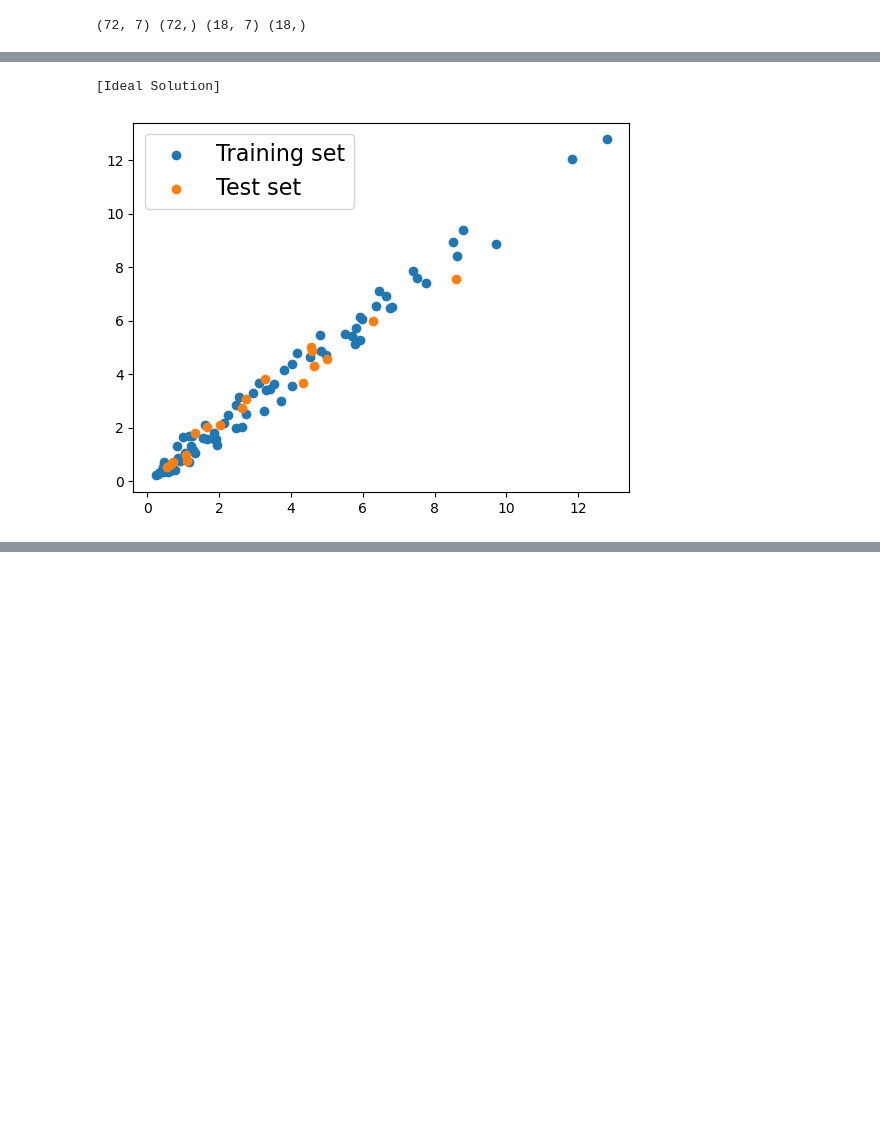
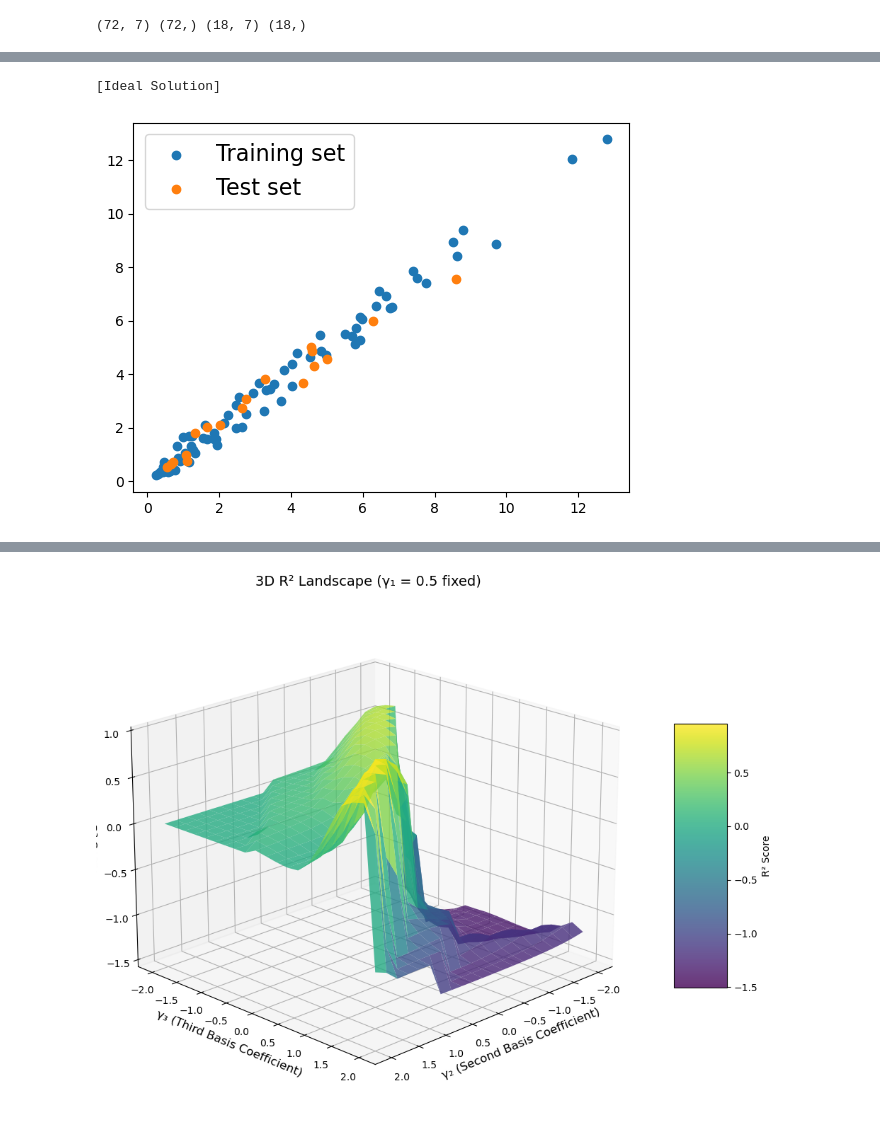
Before and after one commit to xiaoyuxie-vico/PyDimension, a Jupyter notebook: scaling_law/grid_search.ipynb, the cells around one changed output, grey strips where cells are left out. Saved outputs shown, nothing was run; the diff lists cells and outputs as text; code cells hidden in the pictures; blank space fills up the shorter version.

Commit message:
update plot function

```diff
--- a/scaling_law/grid_search.ipynb
+++ b/scaling_law/grid_search.ipynb
@@ -278,4 +300,80 @@ class DimensionlessLearning(object):
 # %%
+def plot_r2_landscape_3d(r2_landscape, n_grids):
+    '''
+    Plot 3D landscape of R2 scores
+
+    Args:
+        r2_landscape [dict]: landscape data from fit_grid_search
+        n_grids [int]: number of grid points per dimension
+    '''
+    from mpl_toolkits.mplot3d import Axes3D
+
+    # Convert to numpy arrays
+    gamma2 = np.array(r2_landscape['gamma2_values'])
+    gamma3 = np.array(r2_landscape['gamma3_values'])
+    r2_scores = np.array(r2_landscape['r2_scores'])
+    valid_points = np.array(r2_landscape['valid_points'])
+
+    # Reshape to grid format
+    gamma2_grid = gamma2.reshape(n_grids, n_grids)
+    gamma3_grid = gamma3.reshape(n_grids, n_grids)
+    r2_grid = r2_scores.reshape(n_grids, n_grids)
+    valid_grid = valid_points.reshape(n_grids, n_grids)
+
+    # Create 3D plot
+    fig = plt.figure(figsize=(12, 8))
+    ax = fig.add_subplot(111, projection='3d')
+
+    # Plot surface
+    surf = ax.plot_surface(gamma2_grid, gamma3_grid, r2_grid,
+                          cmap='viridis', alpha=0.8, linewidth=0, antialiased=True)
+
+    # Add colorbar
+    fig.colorbar(surf, shrink=0.5, aspect=5, label='R² Score')
+
+    # Set labels and title
+    ax.set_xlabel('γ₂ (Second Basis Coefficient)', fontsize=12)
+    ax.set_ylabel('γ₃ (Third Basis Coefficient)', fontsize=12)
+    ax.set_zlabel('R² Score', fontsize=12)
+    ax.set_title('3D R² Landscape (γ₁ = 0.5 fixed)', fontsize=14)
+
+    # Set viewing angle
+    ax.view_init(elev=20, azim=45)
+
+    plt.tight_layout()
+    plt.show()
+
+    # Also create a 2D heatmap for better visibility
+    fig, ax = plt.subplots(figsize=(10, 8))
+
+    # Create heatmap
+    im = ax.imshow(r2_grid, cmap='viridis', aspect='auto', origin='lower',
+                   extent=[gamma2.min(), gamma2.max(), gamma3.min(), gamma3.max()])
+
+    # Add colorbar
+    cbar = fig.colorbar(im, ax=ax, label='R² Score')
+
+    # Set labels and title
+    ax.set_xlabel('γ₂ (Second Basis Coefficient)', fontsize=12)
+    ax.set_ylabel('γ₃ (Third Basis Coefficient)', fontsize=12)
+    ax.set_title('2D R² Heatmap (γ₁ = 0.5 fixed)', fontsize=14)
+
+    # Add contour lines
+    contour = ax.contour(gamma2_grid, gamma3_grid, r2_grid, levels=10, colors='white', alpha=0.6, linewidths=0.5)
+    ax.clabel(contour, inline=True, fontsize=8, fmt='%.3f')
+
+    plt.tight_layout()
+    plt.show()
+
+    # Print statistics
+    print(f'[Landscape Analysis]')
+    print(f'R² range: [{r2_scores.min():.4f}, {r2_scores.max():.4f}]')
+    print(f'Valid points: {valid_points.sum()}/{len(valid_points)} ({100*valid_points.sum()/len(valid_points):.1f}%)')
+    print(f'Best R²: {r2_scores.max():.4f}')
+    best_idx = np.argmax(r2_scores)
+    print(f'Best γ₂: {gamma2[best_idx]:.3f}, Best γ₃: {gamma3[best_idx]:.3f}')
+
+
 def test_keyhole_example(method, n_grids):
     '''
     keyhole problem
@@ -328,8 +426,8 @@ def test_keyhole_example(method, n_grids):
     dimensionless_learning = DimensionlessLearning(X_train, y_train, scaling_mat)
 
     if method == 'grid_search':
-        r2, power_index, scaling_coef, top_candidates = dimensionless_learning.fit_grid_search(
-            grid_range=[-2, 2], n_grids=n_grids, clip_threshold=0.2, seed=0, gamma0=0.5, top_k=10, verbose=True
+        r2, power_index, scaling_coef, top_candidates, r2_landscape = dimensionless_learning.fit_grid_search(
+            grid_range=[-2, 2], n_grids=n_grids, clip_threshold=0.2, seed=0, gamma0=0.5, top_k=10, verbose=True, return_landscape=True
         )
     else:
         r2, power_index, scaling_coef = dimensionless_learning.fit(method=method)
@@ -365,9 +463,14 @@ def test_keyhole_example(method, n_grids):
     print(f'scaling_coef_ideal: {scaling_coef_ideal}')
     print(f'Best found R²: {r2:.4f}')
 
+    ################################### 3D R2 landscape visualization ###################################
+    if method == 'grid_search' and 'r2_landscape' in locals():
+        print('[3D R² Landscape Visualization]')
+        plot_r2_landscape_3d(r2_landscape, n_grids)
+
 
 method = 'grid_search'
-n_grids = 21
+n_grids = 21  # Smaller grid for faster 3D visualization
 test_keyhole_example(method, n_grids)
 # the No. 1 candidate is the optimal solution
 # %% [output]
@@ -397,0 +502 @@ Best found R²: 0.9841
+[figure, added]
```
Also changed, not shown: parts of 5 cells of this notebook.
